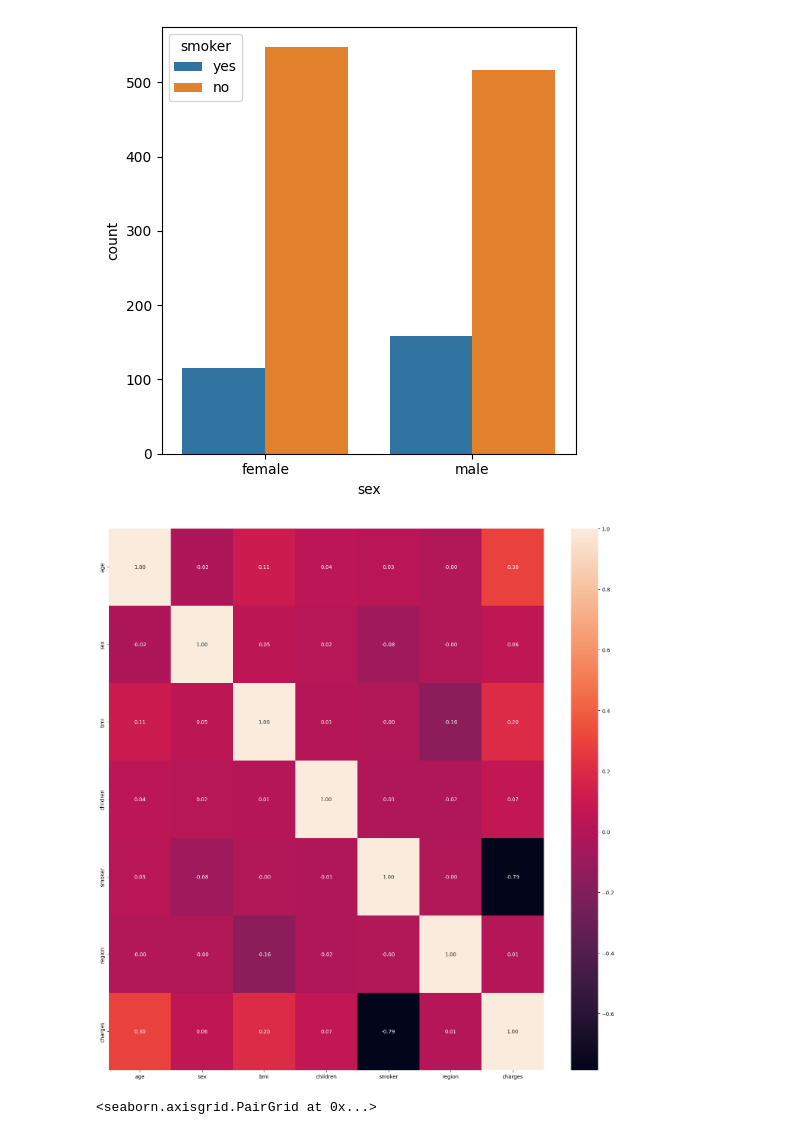
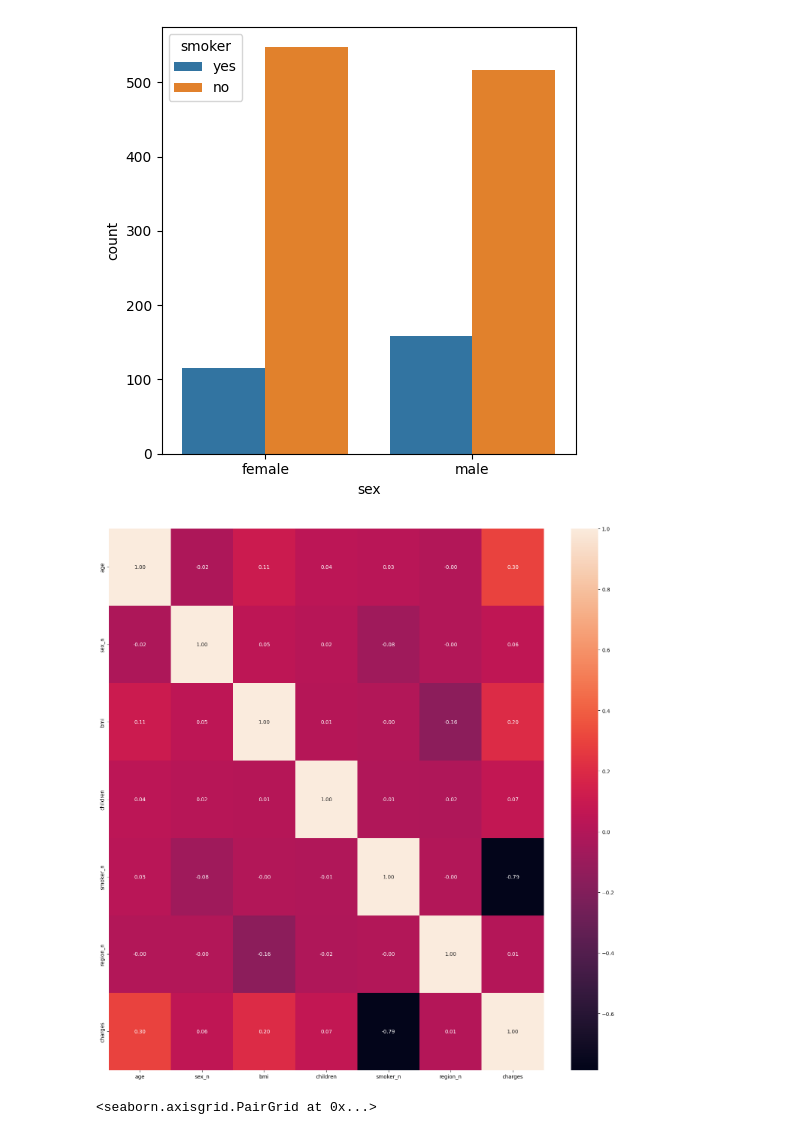
Before and after one commit to Antero-ops/Tutorial-de-Proyecto-de-Regresi-n-Lineal, a Jupyter notebook: src/explore.ipynb, the cells around one changed output. Cells and saved outputs as stored; diff of their text form; code cells hidden in the pictures.

```diff
--- a/src/explore.ipynb
+++ b/src/explore.ipynb
@@ -153,19 +153,19 @@ plt.show()
 # %% [output]
 [figure]
 # %%
-raw_data["sex"] = pd.factorize(raw_data["sex"])[0]
-raw_data["smoker"] = pd.factorize(raw_data["smoker"])[0]
-raw_data["region"] = pd.factorize(raw_data["region"])[0]
+raw_data["sex_n"] = pd.factorize(raw_data["sex"])[0]
+raw_data["smoker_n"] = pd.factorize(raw_data["smoker"])[0]
+raw_data["region_n"] = pd.factorize(raw_data["region"])[0]
 
 fig, axes = plt.subplots(figsize=(15, 15))
 
-sns.heatmap(raw_data[["age", "sex", "bmi", "children", "smoker", "region", "charges"]].corr(), annot = True, fmt = ".2f")
+sns.heatmap(raw_data[["age", "sex_n", "bmi", "children", "smoker_n", "region_n", "charges"]].corr(), annot = True, fmt = ".2f")
 
 plt.tight_layout()
 
 plt.show()
 # %% [output]
-[figure, old version]
+[figure, new version]
 # %%
 sns.pairplot(data = raw_data)
 # %% [output]
```
Also changed, not shown: parts of 6 cells of this notebook, 26 other files.
